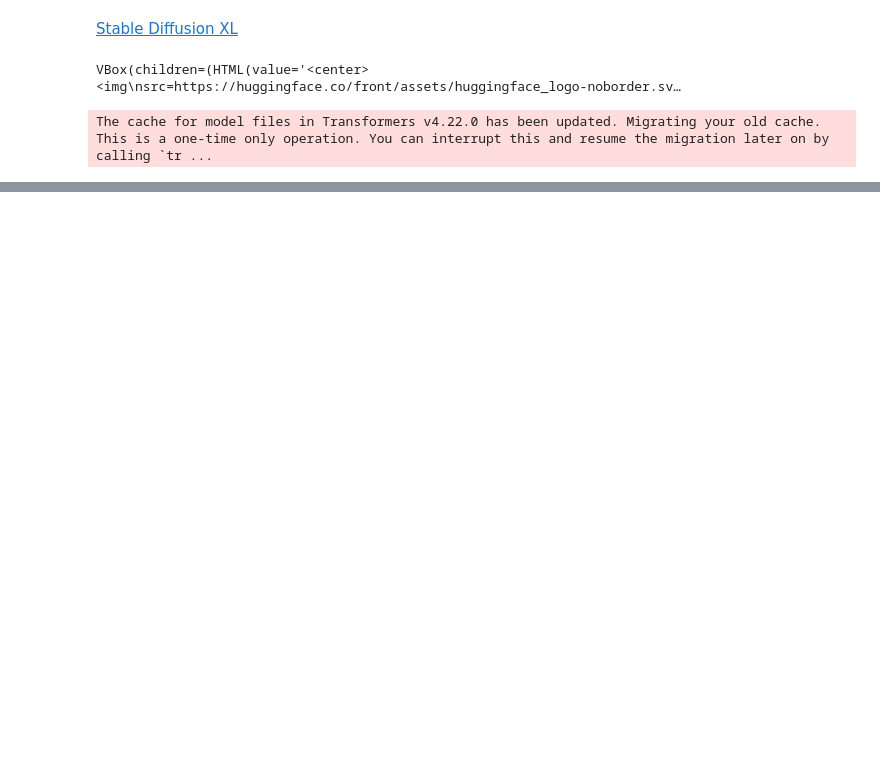
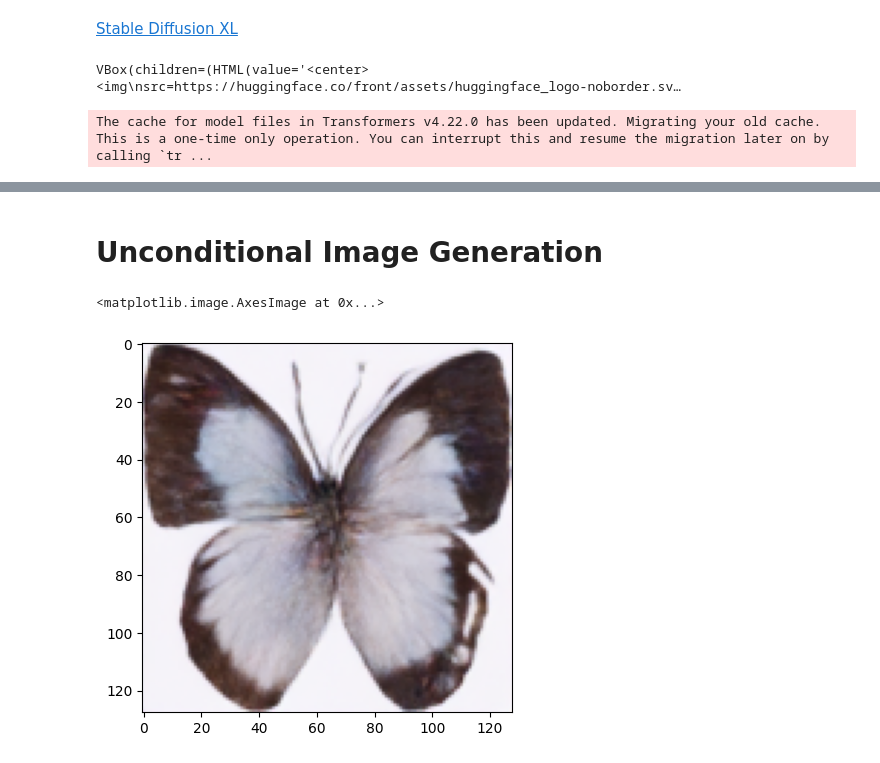
Before and after one commit to yungshun317/sdxl-image-generation, a Jupyter notebook: sdxl_image_generation.ipynb, the cells around one changed output, grey strips where cells are left out. Drawn from its saved outputs; the diff is of its cells as text; code cells hidden in the pictures; blank space fills up the shorter version.

```diff
--- a/sdxl_image_generation.ipynb
+++ b/sdxl_image_generation.ipynb
@@ -32,0 +74,18 @@ plt.imshow(img)
+# %% [markdown]
+# Unconditional Image Generation
+# %%
+from diffusers import DiffusionPipeline
+
+generator = DiffusionPipeline.from_pretrained(
+    'anton-l/ddpm-butterflies-128', use_safetensors=True
+)
+generator.to('cuda')
+
+image = generator().images[0]
+image.save('generated_image.png')
+
+img = plt.imread('generated_image.png')
+plt.imshow(img)
+# %% [output]
+<matplotlib.image.AxesImage at 0x...>
+[figure, added]
```
Also changed, not shown: parts of 10 cells of this notebook, 1 other file.
